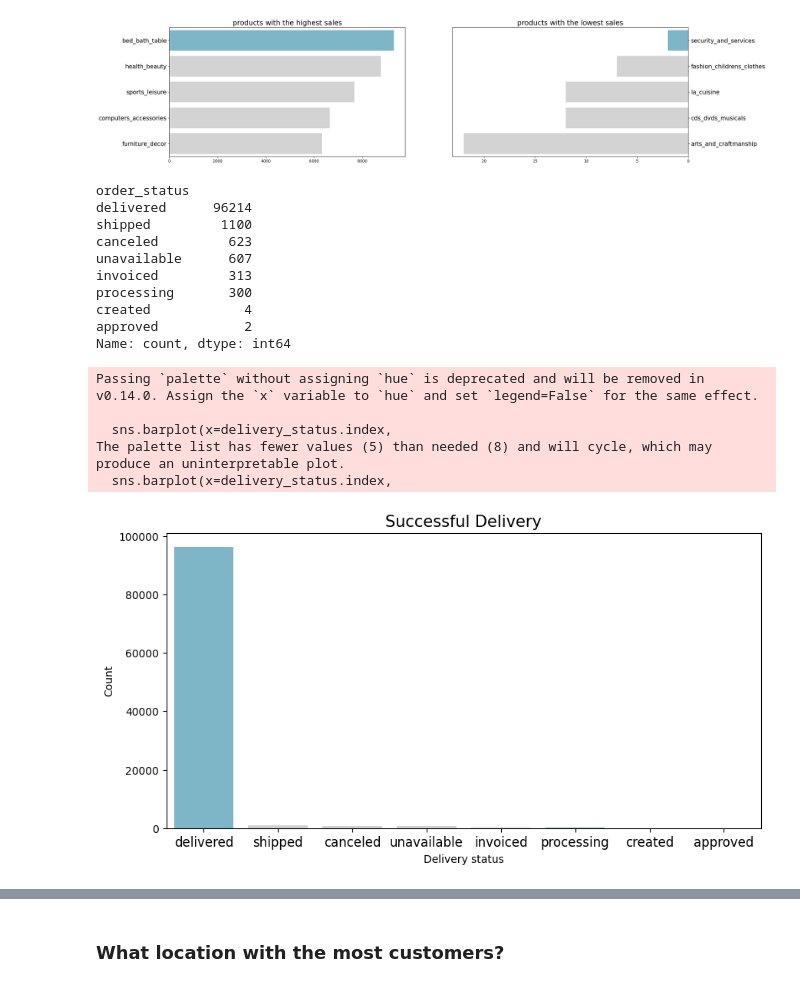
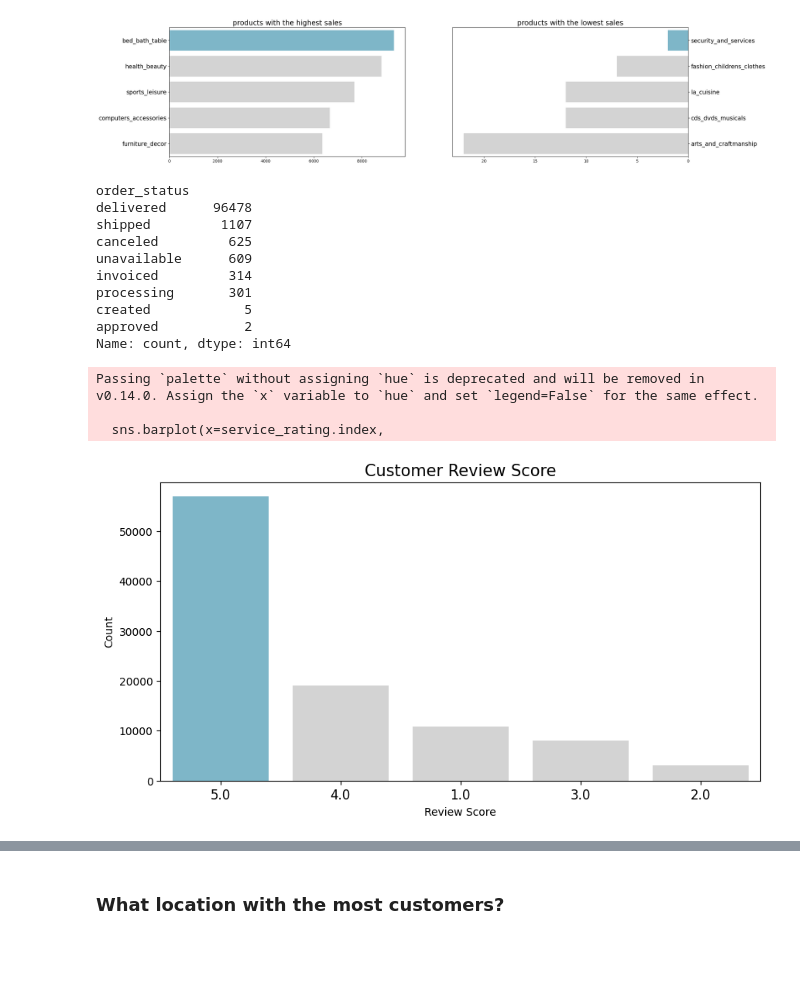
Before and after one commit to magistraapta/e-commerce-public-data-analysis, a Jupyter notebook: notebook.ipynb, the cells around one changed output, grey strips where cells are left out. Saved outputs shown, nothing was run; the diff lists cells and outputs as text; code cells hidden in the pictures; blank space fills up the shorter version.

```diff
--- a/notebook.ipynb
+++ b/notebook.ipynb
@@ -650,3 +650,13 @@ seller_item_df.head(5)
 | 2 | 000229ec398224ef6ca0657da4fc703e | 1 | c777355d18b72b67abbeef9df44fd0fd | 5b51032eddd242adc84c38acab88f23d | 2018-01-18 14:48:30 | 199.00 | 17.87 | ... |
 | 3 | 00024acbcdf0a6daa1e931b038114c75 | 1 | 7634da152a4610f1595efa32f14722fc | 9d7a1d34a5052409006425275ba1c2b4 | 2018-08-15 10:10:18 | 12.99 | 12.79 | ... |
 | 4 | 00042b26cf59d7ce69dfabb4e55b4fd9 | 1 | ac6c3623068f30de03045865e4e10089 | df560393f3a51e74553ab94004ba5c87 | 2017-02-13 13:57:51 | 199.90 | 18.14 | ... |
+# %%
+seller_item_reviews_df = pd.merge(
+    left=seller_item_df,
+    right=payments_reviews_df,
+    how='left',
+    left_on='order_id',
+    right_on='order_id'
+)
+
+seller_item_reviews_df.head(5)
@@ -691,7 +708,7 @@ Explore seller & product_category
 # %%
 seller_product_df = pd.merge(
     left=product_category_df,
-    right=seller_item_df,
+    right=seller_item_reviews_df,
     how="left",
     left_on="product_id",
     right_on="product_id"
@@ -724,7 +742,7 @@ cds_dvds_musicals                       2
 Name: price, Length: 71, dtype: int64
 # %%
 all_df = pd.merge(
-    left=customer_df,
+    left=customer_order_df,
     right=seller_product_df,
     how='left',
     left_on='order_id',
@@ -822,35 +819,35 @@ delivery_status = all_df['order_status'].value_counts().sort_values(ascending=Fa
 delivery_status
 # %% [output]
 order_status
-delivered      96214
-shipped         1100
-canceled         623
-unavailable      607
-invoiced         313
-processing       300
-created            4
+delivered      96478
+shipped         1107
+canceled         625
+unavailable      609
+invoiced         314
+processing       301
+created            5
 approved           2
 Name: count, dtype: int64
+# %%
+service_rating = all_df['review_score'].value_counts().sort_values(ascending=False)
 # %%
 plt.figure(figsize=(10, 5))
-sns.barplot(x=delivery_status.index,
-    y=delivery_status.values,
-    order=delivery_status.index,
+sns.barplot(x=service_rating.index,
+    y=service_rating.values,
+    order=service_rating.index,
     palette=colors
 )
 
-plt.title("Successful Delivery", fontsize=15)
-plt.xlabel("Delivery status")
+plt.title("Customer Review Score", fontsize=15)
+plt.xlabel("Review Score")
 plt.ylabel("Count")
 plt.xticks(fontsize=12)
 plt.show()
 # %% [output]
 Passing `palette` without assigning `hue` is deprecated and will be removed in v0.14.0. Assign the `x` variable to `hue` and set `legend=False` for the same effect.
 
-  sns.barplot(x=delivery_status.index,
-The palette list has fewer values (5) than needed (8) and will cycle, which may produce an uninterpretable plot.
-  sns.barplot(x=delivery_status.index,
+  sns.barplot(x=service_rating.index,
-[figure, old version]
+[figure, new version]
 # %%
 all_df.head(5)
 # %% [output]
```
Also changed, not shown: parts of 13 cells of this notebook, 1 other file.
